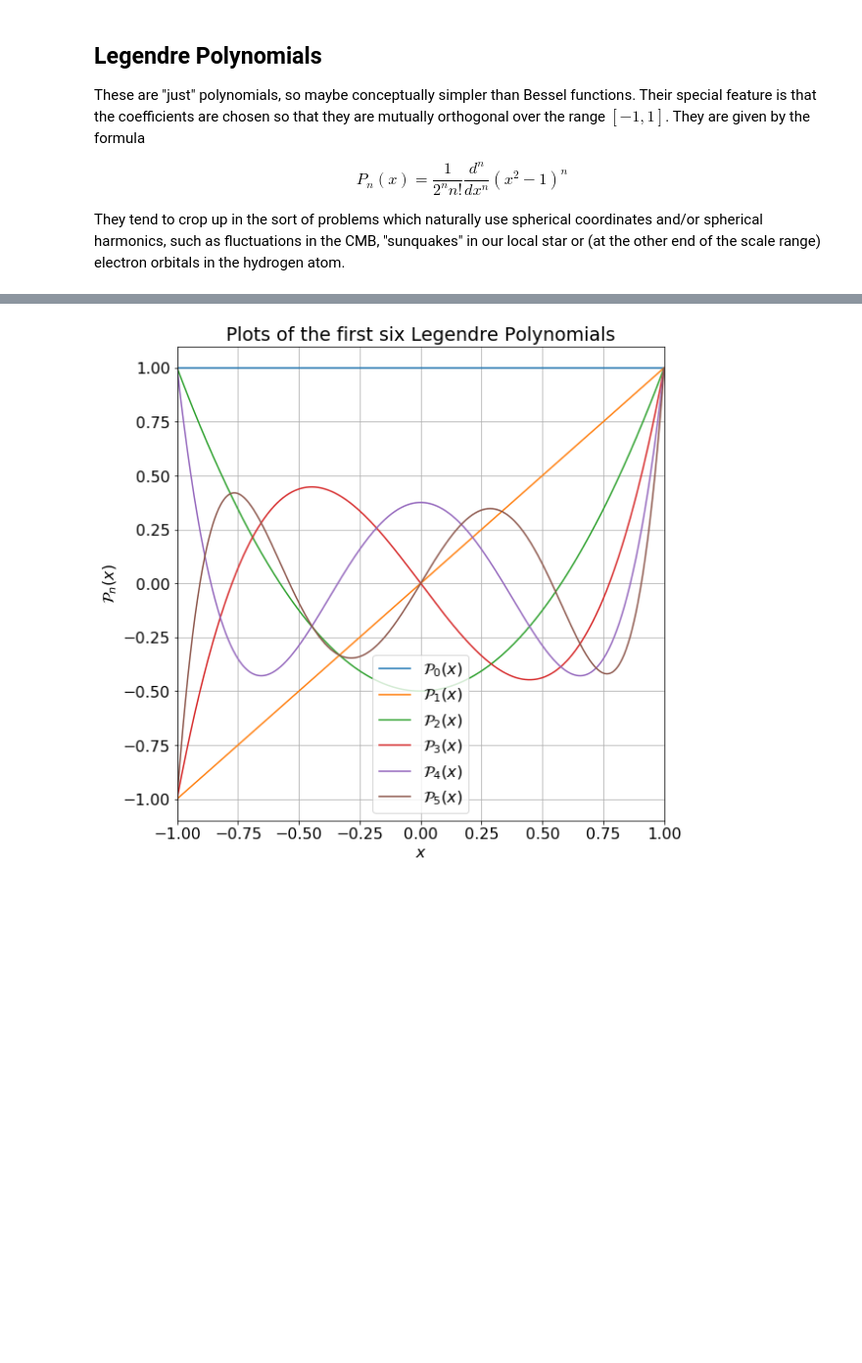
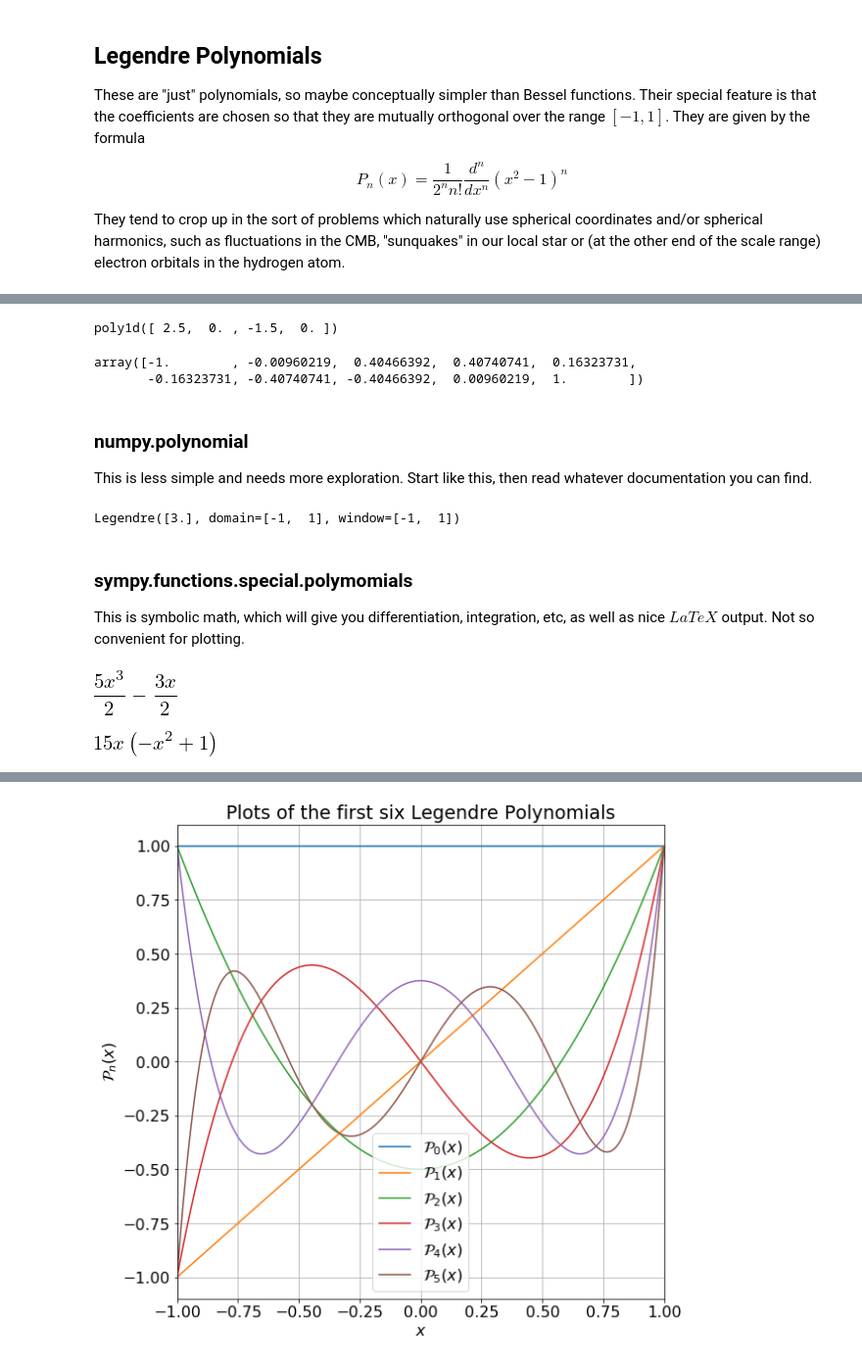
Before and after one commit to colinleach/astro-Jupyter, a Jupyter notebook: math/Legendre.ipynb, the cells around one changed output, grey strips where cells are left out. Shown at 98% size. Cells and saved outputs as stored; diff of their text form; code cells hidden in the pictures; blank space fills up the shorter version.

```diff
--- a/math/Legendre.ipynb
+++ b/math/Legendre.ipynb
@@ -31,0 +61,36 @@ They tend to crop up in the sort of problems which naturally use spherical coord
+# %%
+import scipy.special as sp
+P_3_sp = sp.legendre(3)
+display(P_3_sp)
+# %% [output]
+poly1d([ 2.5,  0. , -1.5,  0. ])
+# %%
+x10 = np.linspace(-1, 1, 10)
+display(P_3_sp(x10))
+# %% [output]
+array([-1.        , -0.00960219,  0.40466392,  0.40740741,  0.16323731,
+       -0.16323731, -0.40740741, -0.40466392,  0.00960219,  1.        ])
+# %% [markdown]
+### numpy.polynomial
+
+This is less simple and needs more exploration. Start like this, then read whatever documentation you can find.
+# %%
+from numpy.polynomial import Legendre as P
+P_3_npl = P([3])
+display(P_3_npl)
+# %% [output]
+Legendre([3.], domain=[-1,  1], window=[-1,  1])
+# %% [markdown]
+### sympy.functions.special.polymomials
+
+This is symbolic math, which will give you differentiation, integration, etc, as well as nice $LaTeX$ output. Not so convenient for plotting.
+# %%
+from sympy import legendre, assoc_legendre, init_printing
+init_printing()
+from sympy.abc import x
+
+display(legendre(3, x))
+display(assoc_legendre(3, 2, x))
+# %% [output]
+[figure, added]
+[figure, added]
```
Also changed, not shown: parts of 17 cells of this notebook, 1 other file.
